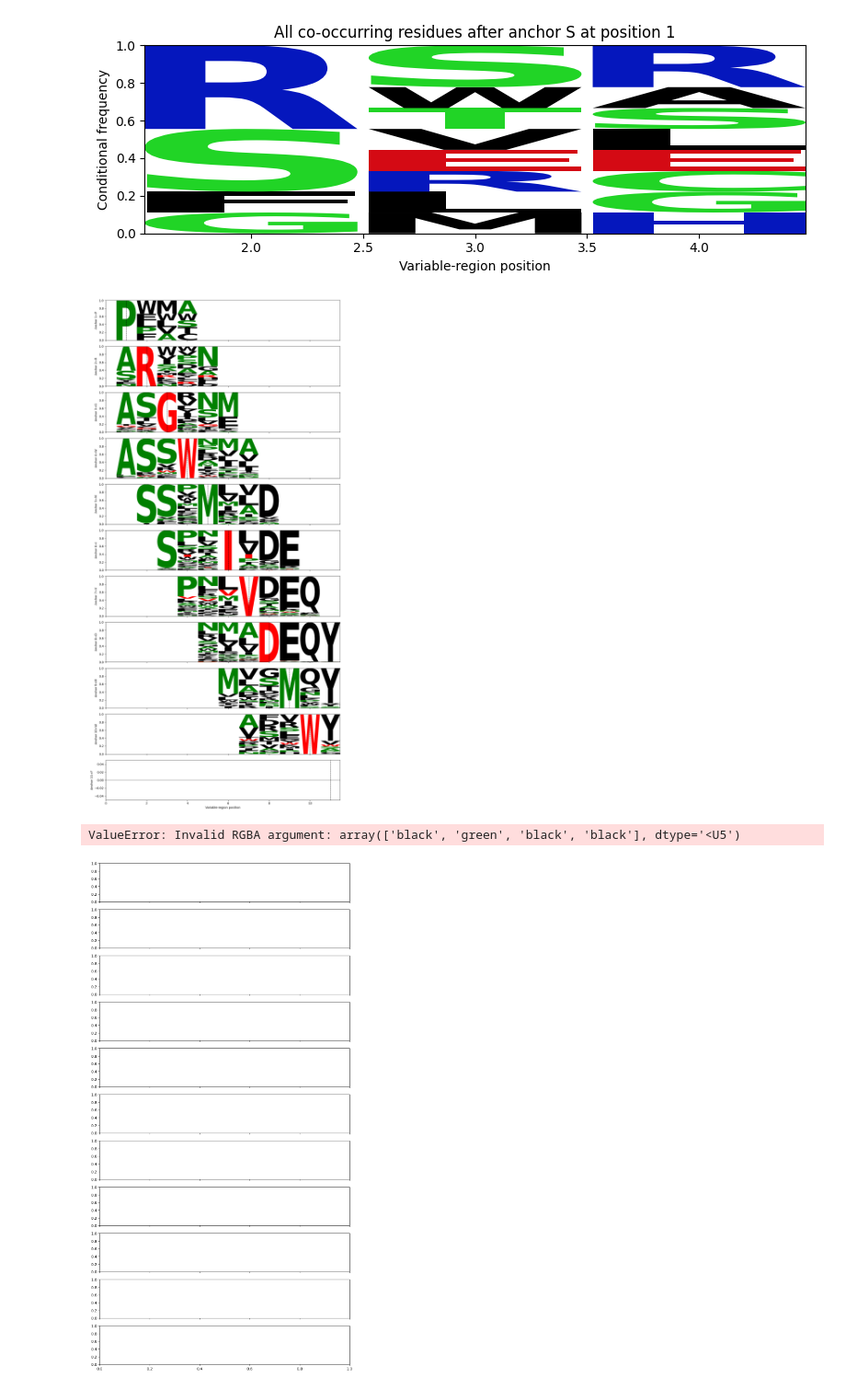
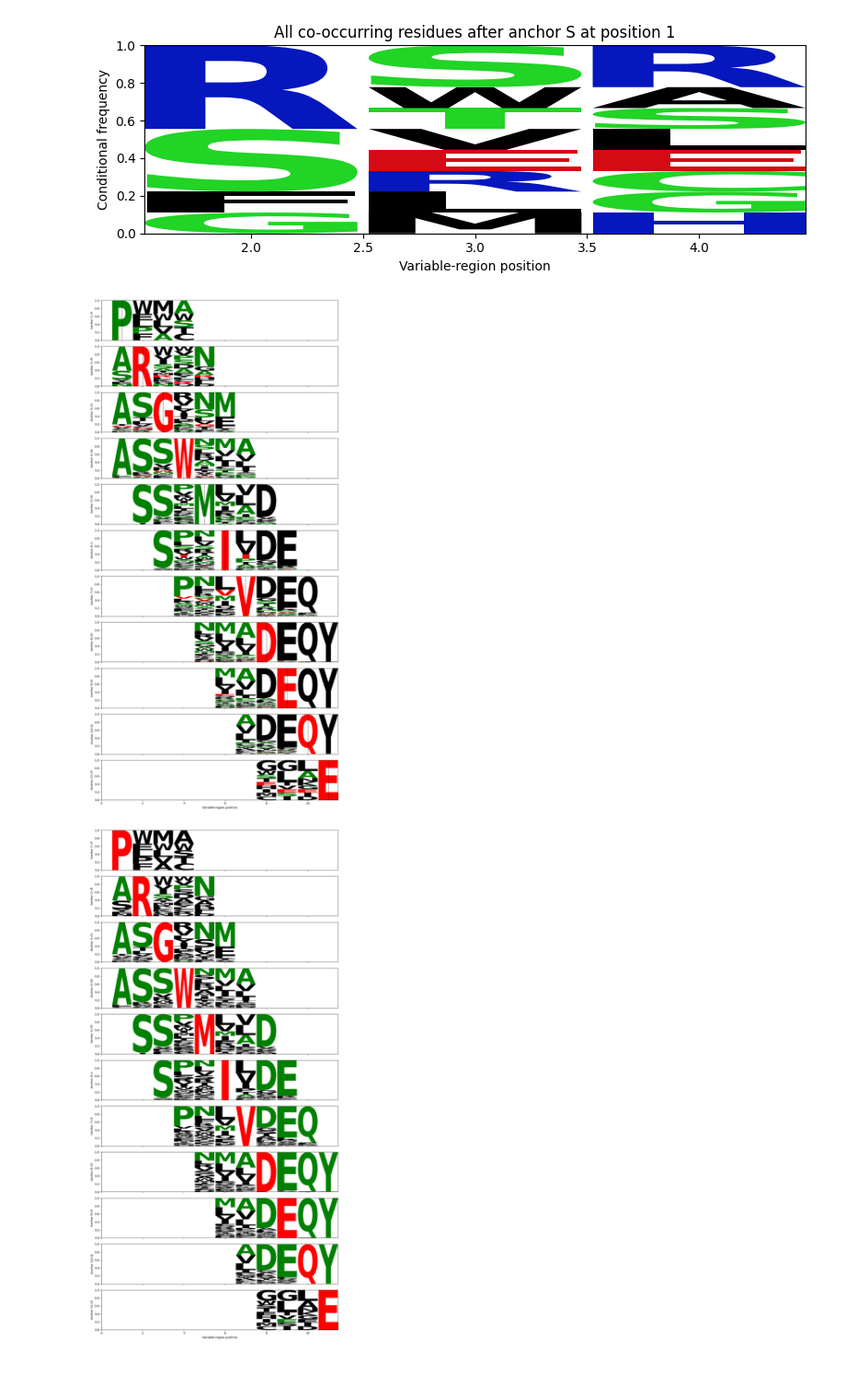
Before and after one commit to marluca95/NGS_pipeline, a Jupyter notebook: notebooks/EDA-ML.ipynb, the cells around one changed output. Shown at 92% size. Drawn from its saved outputs; the diff is of its cells as text; code cells hidden in the pictures.

Commit message:
added conditional tiled variant plots on t4x-MAGE-A3

```diff
--- a/notebooks/EDA-ML.ipynb
+++ b/notebooks/EDA-ML.ipynb
@@ -803,8 +804,6 @@ Top anchor residue: S at position 1
 # Amino acids
 AA_LIST = list("ACDEFGHIKLMNPQRSTVWY")
 
-# --- Example data preparation ---
-# df must have columns: 'cdr3' and 'specificity' (1 = positive, 0 = negative)
 # Remove leading C and trailing F
 df["cdr3_var"] = df["cdr3"].str[1:12]
 SEQ_LEN = len(df["cdr3_var"].iloc[0])
@@ -820,7 +819,7 @@ for pos in range(SEQ_LEN):
     for aa in AA_LIST:
         pos_pos = ((df["cdr3_var"].str[pos] == aa) & (df["specificity"] == 1)).sum()
         pos_neg = ((df["cdr3_var"].str[pos] == aa) & (df["specificity"] == 0)).sum()
-        scores[aa] = np.log((pos_pos + 1) / (pos_neg + 1))
+        scores[aa] = np.log((pos_pos + 0.0001) / (pos_neg + 0.0001))
     top_anchor[pos] = max(scores, key=scores.get)
 
 # --- Step 2: Build frequency matrix for a tile around anchor ---
@@ -892,51 +891,59 @@ axes[-1].set_xlabel("Variable-region position")
 plt.tight_layout()
 plt.show()
 # %% [output]
-[figure, old version]
+[figure, new version]
 # %%
+import logomaker
+import matplotlib.pyplot as plt
+
+# --- Step 4: Plot stacked aligned logos using style_single_glyph ---
 fig, axes = plt.subplots(SEQ_LEN, 1, figsize=(12, 2.2 * SEQ_LEN), sharex=True)
 if SEQ_LEN == 1:
     axes = [axes]
 
-for pos in range(SEQ_LEN):
-    anchor_aa = top_anchor[pos]
-    logo_df, positions = tile_matrix_freq(df_pos, pos, anchor_aa)
-    ax = axes[pos]
+for anchor_pos in range(SEQ_LEN):
+    anchor_aa = top_anchor[anchor_pos]
 
-    # Number of positions in this tile
-    n_positions = len(positions)
+    logo_df, tile_positions = tile_matrix_freq(df_pos, anchor_pos, anchor_aa)
+    ax = axes[anchor_pos]
 
-    # Build dictionary: letter -> color array for each column
-    color_dict = {}
-    for aa in AA_LIST:
-        colors = np.array(["black"] * n_positions)  # default black
-        for i, col_pos in enumerate(positions):
-            if col_pos == pos + 1 and aa == anchor_aa:
-                colors[i] = "red"  # anchor residue
-            if aa == wt_seq[col_pos - 1]:
-                colors[i] = "green"  # WT residue
-        color_dict[aa] = colors
-
-    # Create the logo
+    # Create logo (everything black by default)
     logo = logomaker.Logo(
         logo_df,
         ax=ax,
         fade_below=0.0,
         shade_below=0,
         stack_order="big_on_top",
-        color_scheme=color_dict
+        color_scheme="black"
     )
 
-    # Anchor vertical line in tile
-    if (pos + 1) in positions:
-        anchor_idx_in_tile = positions.index(pos + 1)
-        ax.axvline(x=anchor_idx_in_tile + 1, color="black", linestyle="--", linewidth=1)
+    # --- Position-specific coloring ---
+    for abs_pos in logo_df.index:
+    # WT coloring (green) at its true absolute position
+        wt_aa = wt_seq[abs_pos - 1]
+        logo.style_single_glyph(
+            p=abs_pos,
+            c=wt_aa,
+            color="green"
+        )
 
-    ax.set_ylabel(f"Anchor {pos+1}={anchor_aa}")
+        # Anchor coloring (red) ONLY at anchor position
+        if abs_pos == anchor_pos + 1:
+            logo.style_single_glyph(
+                p=abs_pos,
+                c=anchor_aa,
+                color="red"
+            )
+
+    # Anchor vertical line
+    #anchor_col = tile_positions.index(anchor_pos) if anchor_pos in tile_positions else None
+    #if anchor_col is not None:
+    #    ax.axvline(x=anchor_col + 0.5, color="black", linestyle="--", linewidth=1)
+
+    ax.set_ylabel(f"Anchor {anchor_pos+1}={anchor_aa}")
 
 axes[-1].set_xlabel("Variable-region position")
 plt.tight_layout()
 plt.show()
 # %% [output]
-ValueError: Invalid RGBA argument: array(['black', 'green', 'black', 'black'], dtype='<U5')
-[figure, old version]
+[figure, new version]
```
Also changed, not shown: parts of 1 cell of this notebook.
